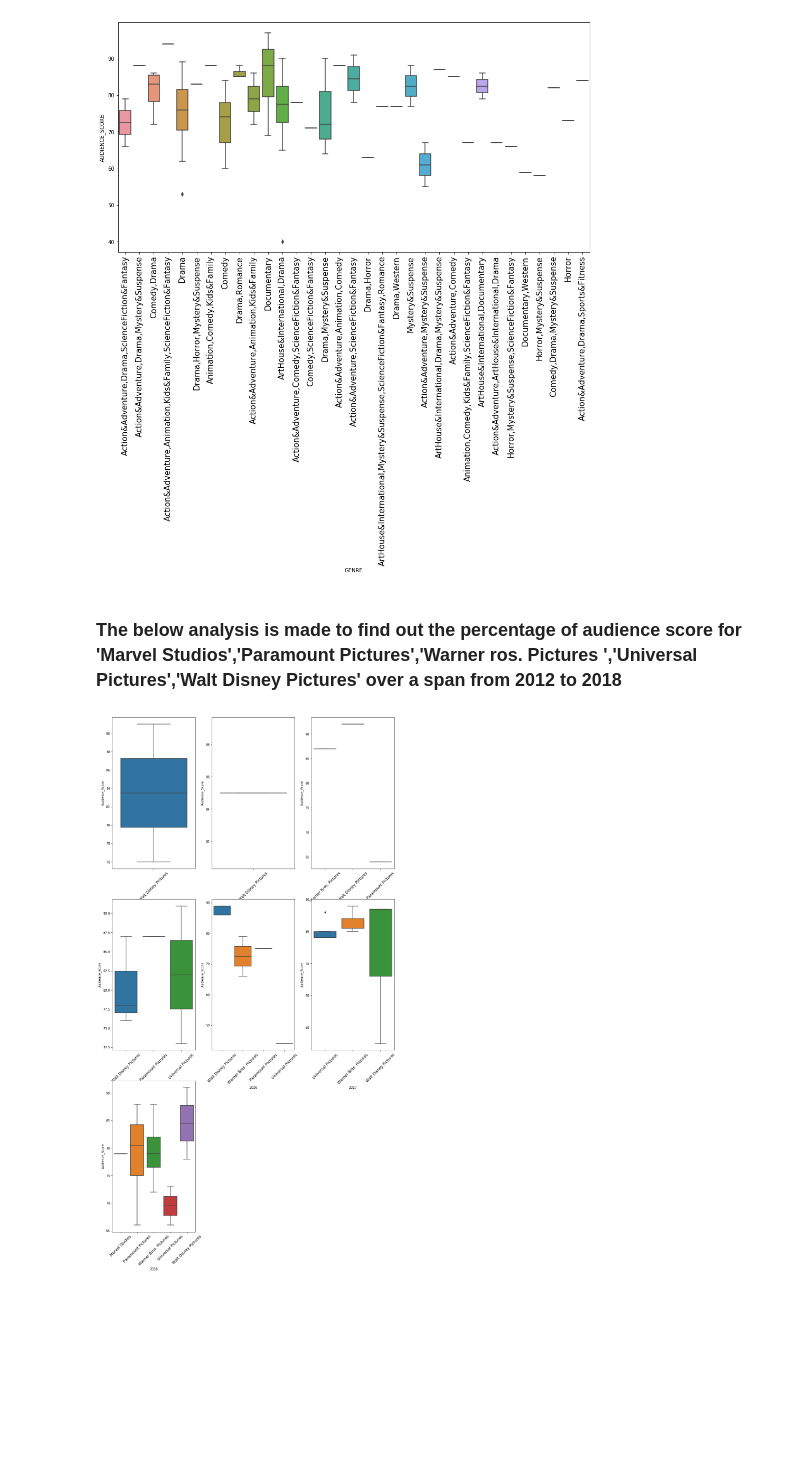
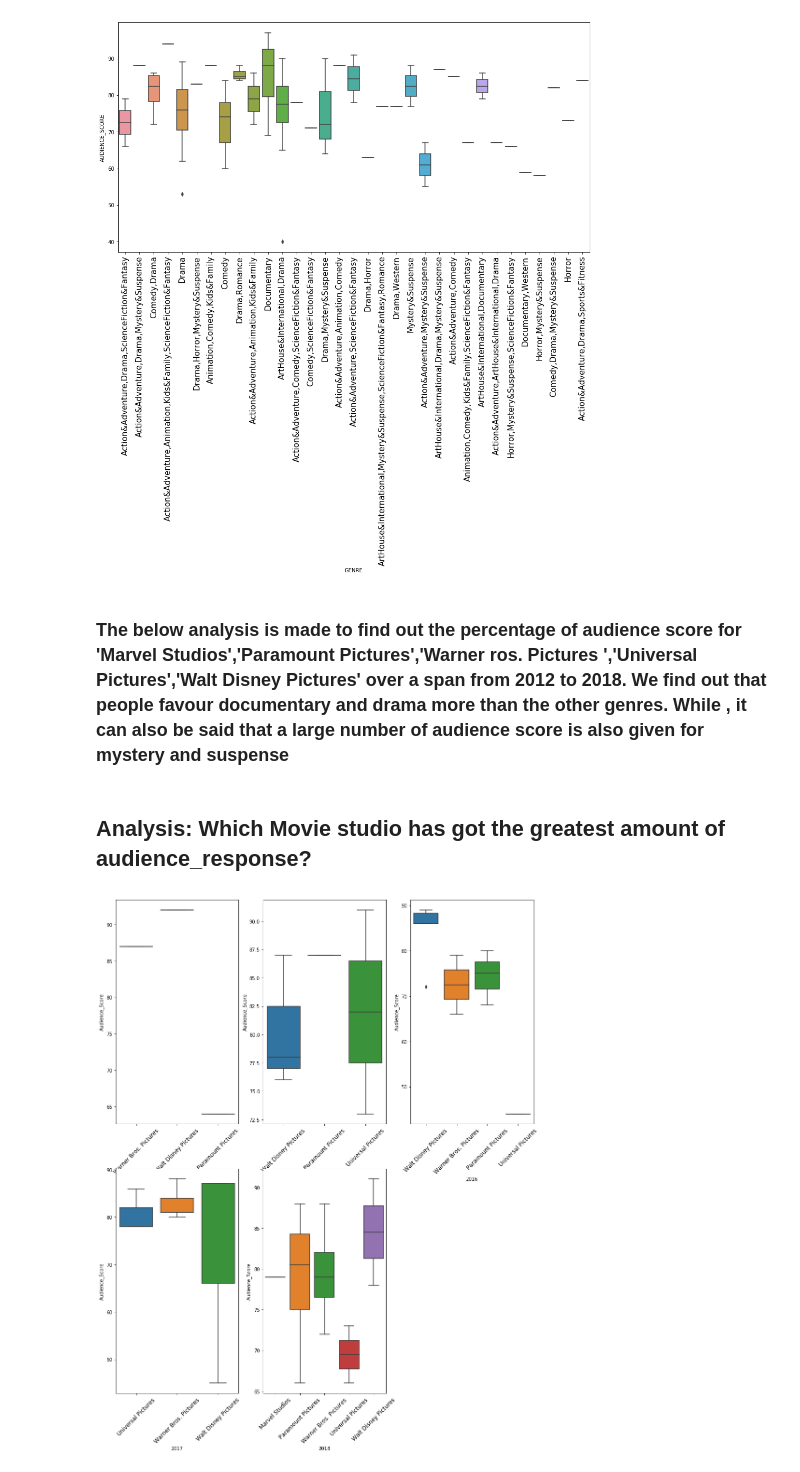
Before and after one commit to SupChanda/Web-Scraping-And-Analysis-of-Rotten_Tomatoes, a Jupyter notebook: Project 3.ipynb, the cells around one changed output. Cells and saved outputs as stored; diff of their text form; code cells hidden in the pictures; blank space fills up the shorter version.

```diff
--- a/Project 3.ipynb
+++ b/Project 3.ipynb
@@ -125,7 +190,9 @@ fn2()
 # %% [output]
 [figure]
 # %% [markdown]
-### The below analysis is made to find out the percentage of audience score for 'Marvel Studios','Paramount Pictures','Warner ros. Pictures ','Universal Pictures','Walt Disney Pictures' over a span from 2012 to 2018
+### The below analysis is made to find out the percentage of audience score for 'Marvel Studios','Paramount Pictures','Warner ros. Pictures ','Universal Pictures','Walt Disney Pictures' over a span from 2012 to 2018. We find out that people favour documentary and drama more than the other genres. While , it can also be said that a large number of audience score is also given for mystery and suspense
+# %% [markdown]
+## Analysis: Which Movie studio has got the greatest amount of audience_response?
 # %%
 import pandas as pd
 import matplotlib.pyplot as plt
@@ -186,19 +253,20 @@ def PlotSeries(year):
     return totalDTFrame
     #display(totalDTFrame)
 # %%
-yearList=['0','2012','2013','2014','2015','2016','2017','2018']
+yearList=['0','2014','2015','2016','2017','2018']
 fig=plt.figure(figsize=(16,30))
 fig.subplots_adjust(hspace=0.2,wspace=0.2)
 for i in range(1,len(yearList)):
     DTFrame = PlotSeries(yearList[i])
     #print(DTFrame)
     DTFrame.columns=['Studio_Names','Audience_Score']
     DTFrame.Audience_Score = DTFrame.Audience_Score.replace('%','',regex=True).astype('int')
     ax=fig.add_subplot(3,3,i)
     ax=sns.boxplot(x=DTFrame['Studio_Names'],y=DTFrame['Audience_Score'])
     plt.xlabel(yearList[i])
     plt.xticks(fontsize=12,rotation=45)
+    plt.savefig('Movie_Review_3.png')
     #plt.show()
 #,
 # %% [output]
-[figure, old version]
+[figure, new version]
```
Also changed, not shown: parts of 9 cells of this notebook.
